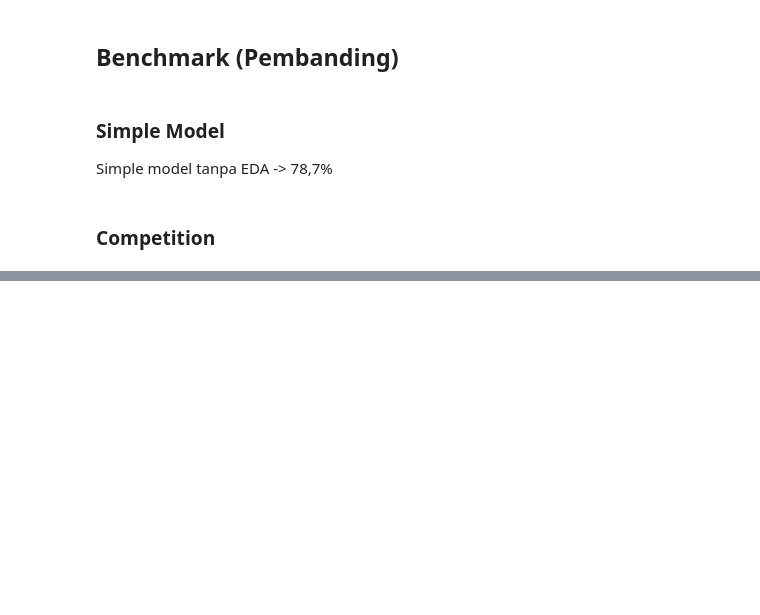
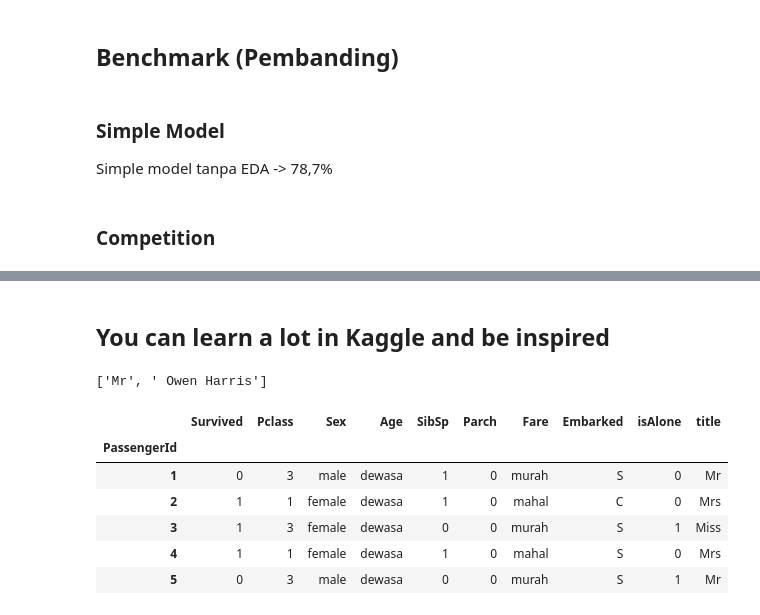
Before and after one commit to Ibnuamrithaher/Mechine-Learning-And-Deep-Learning, a Jupyter notebook: Course 2/part5-Baseline & Benchmark.ipynb, the cells around one changed output, grey strips where cells are left out. Cells and saved outputs as stored; diff of their text form; code cells hidden in the pictures; blank space fills up the shorter version.

```diff
--- a/Course 2/part5-Baseline & Benchmark.ipynb
+++ b/Course 2/part5-Baseline & Benchmark.ipynb
@@ -90,0 +106,11 @@ Coba pikirkan, banyak sekali hal yang masih bisa dicoba
+# %% [markdown]
+## **You can learn a lot in Kaggle and be inspired**
+# %%
+url = "https://raw.githubusercontent.com/Ibnuamrithaher/Mechine-Learning-And-Deep-Learning/refs/heads/main/Course%202/Data/titanic.csv"
+df = pd.read_csv(url, index_col="PassengerId")
+df.drop(columns=["Ticket","Cabin"], inplace=True)
+df["isAlone"] = (df.SibSp == 0) & (df.Parch == 0)
+df.isAlone = df.isAlone.astype(int)
+
+df.Age = pd.cut(df.Age, bins=[0,5,12,18,40,120], labels=["balita","anak-anak","remaja","dewasa","lansia"])
+df.Fare = pd.cut(df.Fare, bins=[0,25,100,600], labels=["murah","mahal","eksekutif"])
@@ -90,0 +119,16 @@ Coba pikirkan, banyak sekali hal yang masih bisa dicoba
+# %%
+tmp.split(", ")[1].split(".")
+# %% [output]
+['Mr', ' Owen Harris']
+# %%
+df["title"] = df.Name.apply(lambda x: (x.split(", ")[1]).split(".")[0])
+df.drop(columns="Name",inplace=True)
+df.head()
+# %% [output]
+|  | Survived | Pclass | Sex | Age | SibSp | Parch | Fare | Embarked | isAlone | title |
+| PassengerId |  |  |  |  |  |  |  |  |  |  |
+| 1 | 0 | 3 | male | dewasa | 1 | 0 | murah | S | 0 | Mr |
+| 2 | 1 | 1 | female | dewasa | 1 | 0 | mahal | C | 0 | Mrs |
+| 3 | 1 | 3 | female | dewasa | 0 | 0 | murah | S | 1 | Miss |
+| 4 | 1 | 1 | female | dewasa | 1 | 0 | mahal | S | 0 | Mrs |
+| 5 | 0 | 3 | male | dewasa | 0 | 0 | murah | S | 1 | Mr |
```
Also changed, not shown: parts of 16 cells of this notebook.
